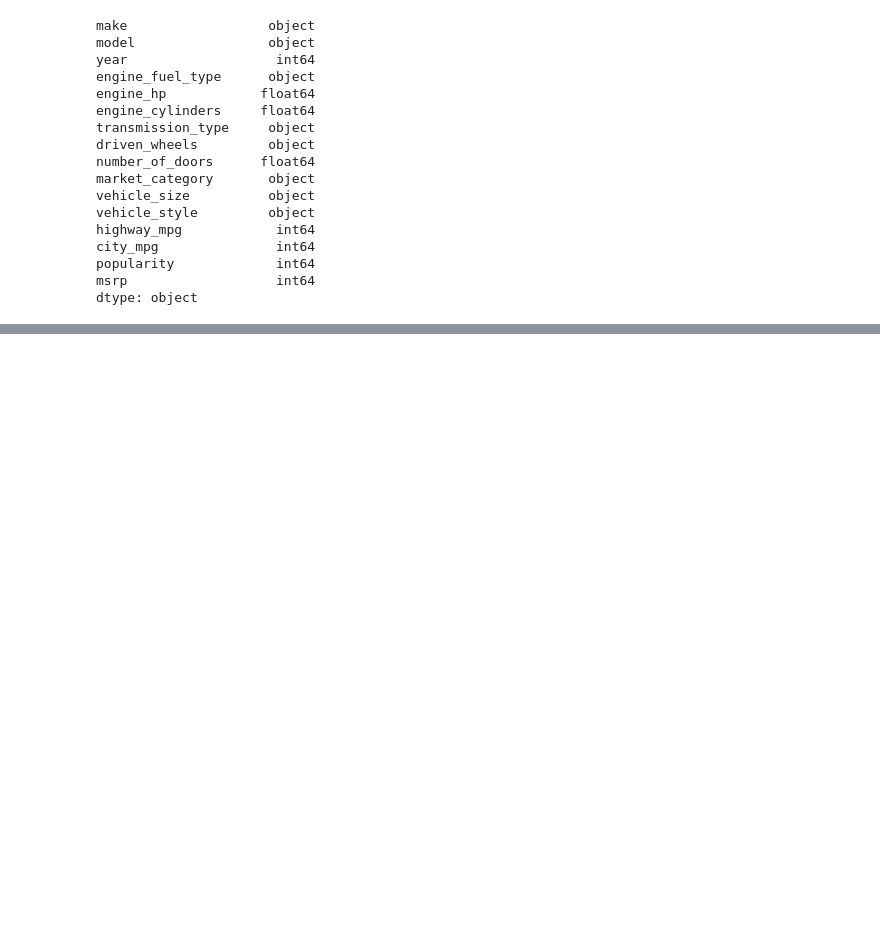
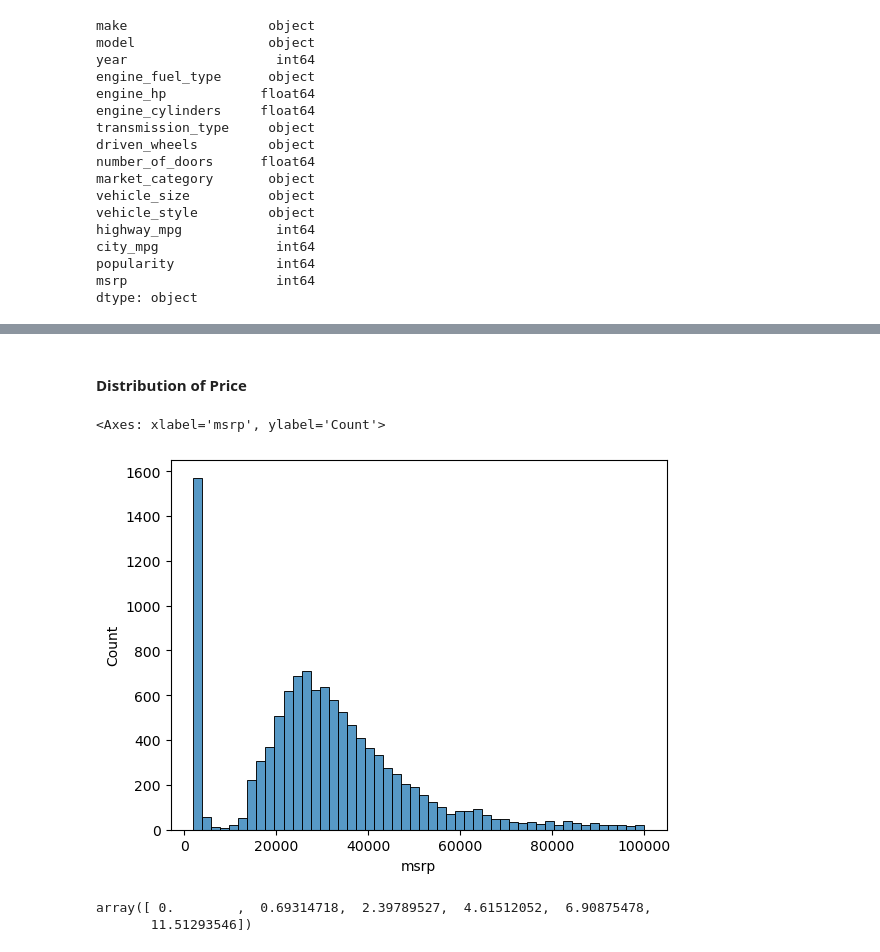
Before and after one commit to alanthemarmot/dtc_machine_learning_zoomcamp, a Jupyter notebook: 02-linear_regression/2-3 - Exploratory Data Analysis.ipynb, the cells around one changed output, grey strips where cells are left out. Cells and saved outputs as stored; diff of their text form; code cells hidden in the pictures; blank space fills up the shorter version.

```diff
--- a/02-linear_regression/2-3 - Exploratory Data Analysis.ipynb
+++ b/02-linear_regression/2-3 - Exploratory Data Analysis.ipynb
@@ -110,0 +173,2 @@ dtype: object
+# %% [markdown]
+#### Distribution of Price
@@ -110,0 +180,20 @@ dtype: object
+# %%
+# bins is how many bars will be produced
+# sns.histplot(df.msrp, bins=50)
+
+# Limint the range to prices under 100k
+sns.histplot(df.msrp[df.msrp < 100000], bins=50)
+
+# Below is a longtail distribution, not many values at the end
+# %% [output]
+<Axes: xlabel='msrp', ylabel='Count'>
+[figure, added]
+# %%
+# get the logaithm to more evenly distribute the values. Log 0 does not exist, use log1p to add 1 for these such cases.
+
+# np.log([1, 10, 100, 1000, 100000])
+
+np.log1p([0, 1, 10, 100, 1000, 100000])
+# %% [output]
+array([ 0.        ,  0.69314718,  2.39789527,  4.61512052,  6.90875478,
+       11.51293546])
```
Also changed, not shown: parts of 11 cells of this notebook, 1 other file.
